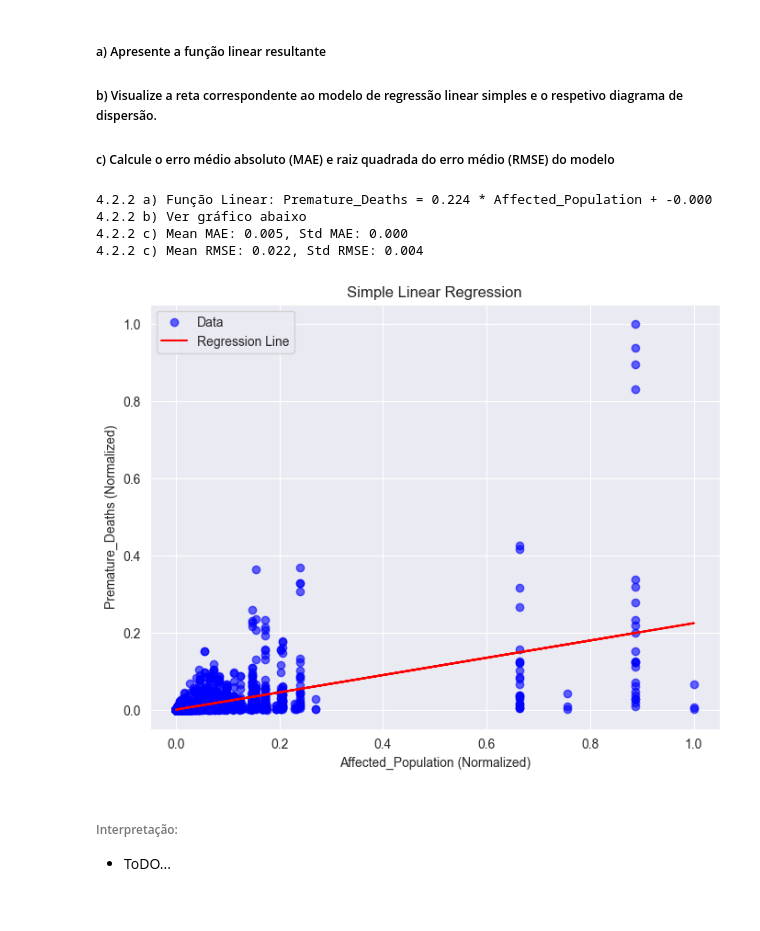
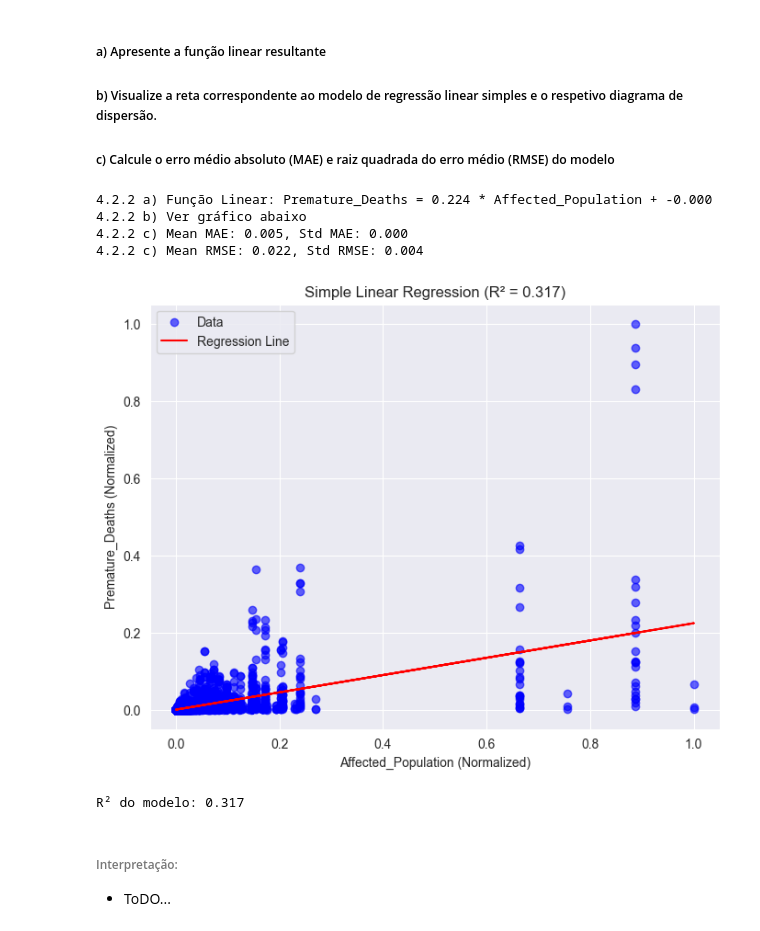
Before and after one commit to 1221715JorgeCruz/ANADI_MFC_3NA_1221715_1191843_1100719, a Jupyter notebook: trabalho_pratico_02/4.2-Regression.ipynb, the cells around one changed output. Cells and saved outputs as stored; diff of their text form; code cells hidden in the pictures.

```diff
--- a/trabalho_pratico_02/4.2-Regression.ipynb
+++ b/trabalho_pratico_02/4.2-Regression.ipynb
@@ -83,7 +83,7 @@ import numpy as np
 from sklearn.linear_model import LinearRegression
 from sklearn.model_selection import KFold
 from sklearn.preprocessing import MinMaxScaler
-from sklearn.metrics import mean_absolute_error, mean_squared_error
+from sklearn.metrics import mean_absolute_error, mean_squared_error, r2_score
 import matplotlib.pyplot as plt
 
 # Carregar o dataset
@@ -98,14 +98,12 @@ southern_europe = ['Greece', 'Spain', 'Italy', 'Portugal']
 df_south = df[df['Country'].isin(southern_europe)].rename(columns={'Value': 'Premature_Deaths'})
 
 # Verificar se o DataFrame filtrado contém dados
-#print(f"Número de linhas após filtragem: {len(df_south)}")
 if len(df_south) == 0:
     raise ValueError("Nenhum dado encontrado para os países do sul da Europa.")
 
 # Selecionar colunas relevantes e remover valores ausentes
 relevant_cols = ['Affected_Population', 'Premature_Deaths']
 df_south = df_south[relevant_cols].dropna()
-#print(f"Número de linhas após remoção de NaN: {len(df_south)}")
 if len(df_south) == 0:
     raise ValueError("Nenhum dado restante após remoção de valores ausentes.")
 
@@ -114,7 +112,6 @@ X = df_south[['Affected_Population']].values
 y = df_south['Premature_Deaths'].values
 
 # Verificar tamanho final
-#print(f"Tamanho final de X: {X.shape[0]}, Tamanho de y: {len(y)}")
 if len(X) < 5:
     raise ValueError(f"Dataset muito pequeno ({len(X)} amostras) para validação cruzada com 5 folds.")
 
@@ -137,35 +134,41 @@ for train_idx, test_idx in kf.split(X_scaled):
     model.fit(X_train.reshape(-1, 1), y_train)
     y_pred = model.predict(X_test.reshape(-1, 1))
     coefs.append(model.coef_[0])
     intercepts.append(model.intercept_)
     mae_scores.append(mean_absolute_error(y_test, y_pred))
     rmse_scores.append(np.sqrt(mean_squared_error(y_test, y_pred)))
 
 # Average model
 mean_coef = np.mean(coefs)
 mean_intercept = np.mean(intercepts)
 print(f"4.2.2 a) Função Linear: Premature_Deaths = {mean_coef:.3f} * Affected_Population + {mean_intercept:.3f}")
 print("4.2.2 b) Ver gráfico abaixo")
 print(f"4.2.2 c) Mean MAE: {np.mean(mae_scores):.3f}, Std MAE: {np.std(mae_scores):.3f}")
 print(f"4.2.2 c) Mean RMSE: {np.mean(rmse_scores):.3f}, Std RMSE: {np.std(rmse_scores):.3f}")
 
 # Visualização
 model = LinearRegression().fit(X_scaled.reshape(-1, 1), y_scaled)
 y_pred = model.predict(X_scaled.reshape(-1, 1))
+r2 = r2_score(y_scaled, y_pred)
+
 plt.figure(figsize=(8, 6))
 plt.scatter(X_scaled, y_scaled, color='blue', alpha=0.6, label='Data')
 plt.plot(X_scaled, y_pred, color='red', label='Regression Line')
 plt.xlabel('Affected_Population (Normalized)')
 plt.ylabel('Premature_Deaths (Normalized)')
-plt.title('Simple Linear Regression')
+plt.title(f'Simple Linear Regression (R² = {r2:.3f})')
 plt.legend()
 plt.show()
+
+# Imprime o R²
+print(f"R² do modelo: {r2:.3f}")
 # %% [output]
 4.2.2 a) Função Linear: Premature_Deaths = 0.224 * Affected_Population + -0.000
 4.2.2 b) Ver gráfico abaixo
 4.2.2 c) Mean MAE: 0.005, Std MAE: 0.000
 4.2.2 c) Mean RMSE: 0.022, Std RMSE: 0.004
-[figure, old version]
+[figure, new version]
+R² do modelo: 0.317
 # %% [markdown]
 ###### Interpretação:
 * ToDO...
```
Also changed, not shown: parts of 1 cell of this notebook.
